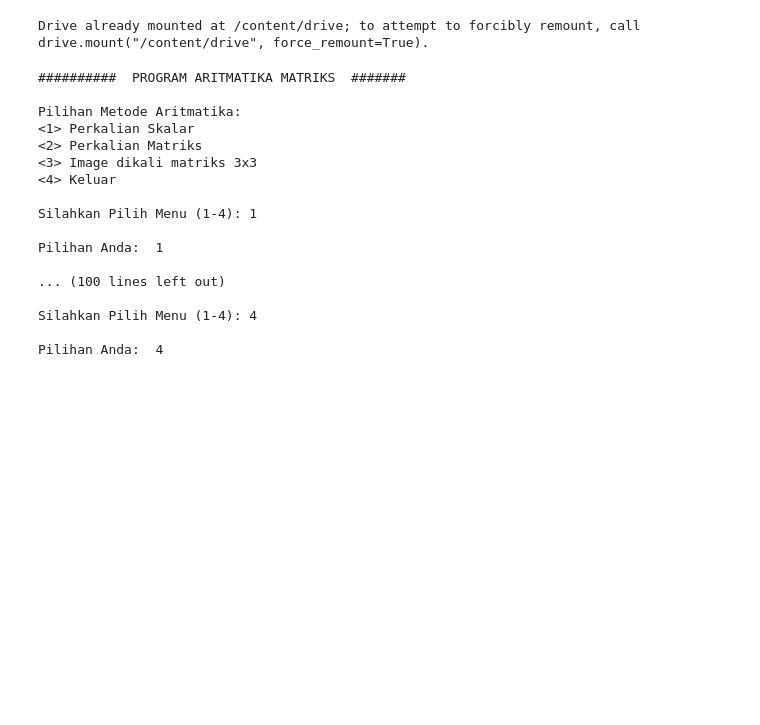
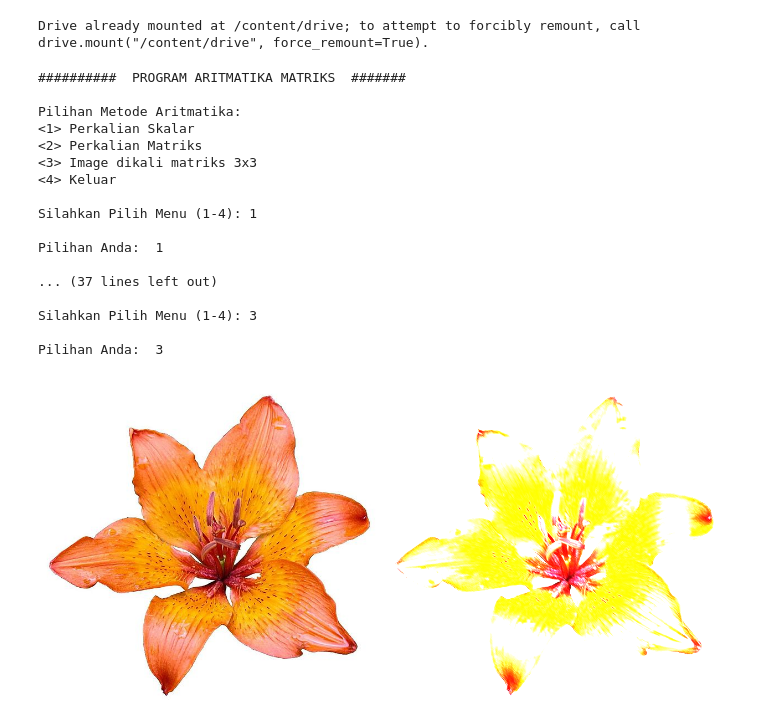
Before and after one commit to ShelycaSurrayensih/PCVK_Genap_2022, a Jupyter notebook: Challenge.ipynb, the cells around one changed output. Saved outputs shown, nothing was run; the diff lists cells and outputs as text; code cells hidden in the pictures; blank space fills up the shorter version.

```diff
--- a/Challenge.ipynb
+++ b/Challenge.ipynb
@@ -136,38 +140,53 @@ Silahkan Pilih Menu (1-4): """
         # proses perkalian Matrix
         for i in range(self.barMatA):
             for j in range(self.kolMatB):
                 for k in range(self.barMatB):
                     self.matrix_Hasil= np.dot(self.matrix_A,self.matrix_B)
         print('Matrix A: ', self.matrix_A)
         print('Matrix B: ', self.matrix_B)
         print('Matrix A x B: ', self.matrix_Hasil)
 
     def imageMatrix(self):
-        # proses image Matrix
-        import matplotlib.image as image
+        import cv2
+        from google.colab.patches import cv2_imshow
         import numpy as np
-        img=image.imread('/content/drive/MyDrive/PCVK_2022/Images/lena.jpg')
-        print("Matriks : ")
-        print(img)
+
+        # Load image yang akan diproses
+        image = cv2.imread('/content/drive/MyDrive/PCVK_2022/Images/lily.jpg')
+
+        # Print error message if image is null
+        if image is None:
+            print('Could not read image')
+
+        # Apply identity kernel/matrix
+        kernel = np.array([[1, 0, 0],
+                          [0, 1, 0],
+                          [0, 0, 1]])
+
+        identity = cv2.filter2D(src=image, ddepth=-1, kernel=kernel)
+
+        final_frame = cv2.hconcat((image, identity))
+        cv2_imshow(final_frame)
 
 
 if __name__ == '__main__':
     aplikasi = DemoMatriks()
 # %% [output]
 ##########  PROGRAM ARITMATIKA MATRIKS  #######
 
 Pilihan Metode Aritmatika:
 <1> Perkalian Skalar
 <2> Perkalian Matriks
 <3> Image dikali matriks 3x3
 <4> Keluar
 
 Silahkan Pilih Menu (1-4): 1
 
 Pilihan Anda:  1
 
-... (100 lines left out)
+... (37 lines left out)
 
-Silahkan Pilih Menu (1-4): 4
+Silahkan Pilih Menu (1-4): 3
 
-Pilihan Anda:  4
+Pilihan Anda:  3
+[figure, added]
```
Also changed, not shown: parts of 1 cell of this notebook.
